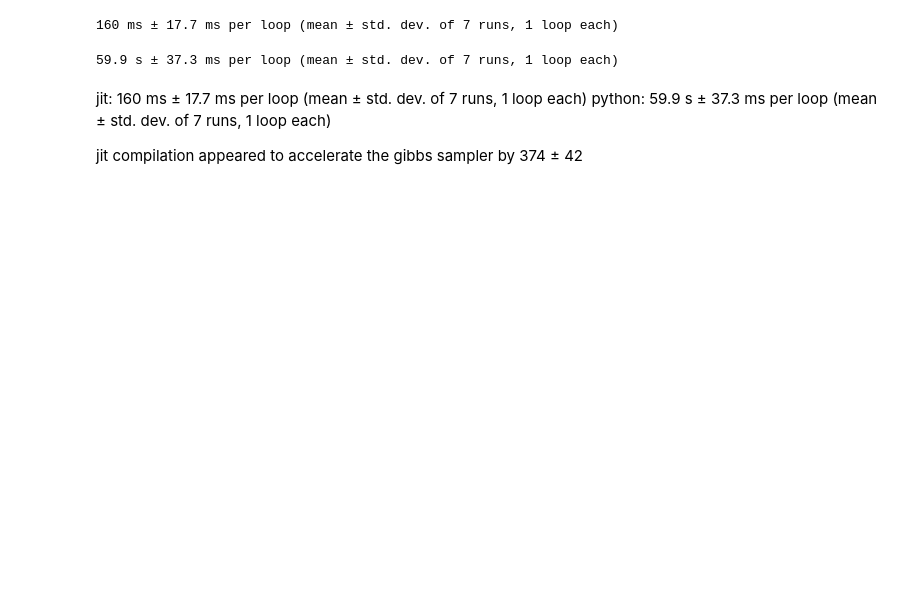
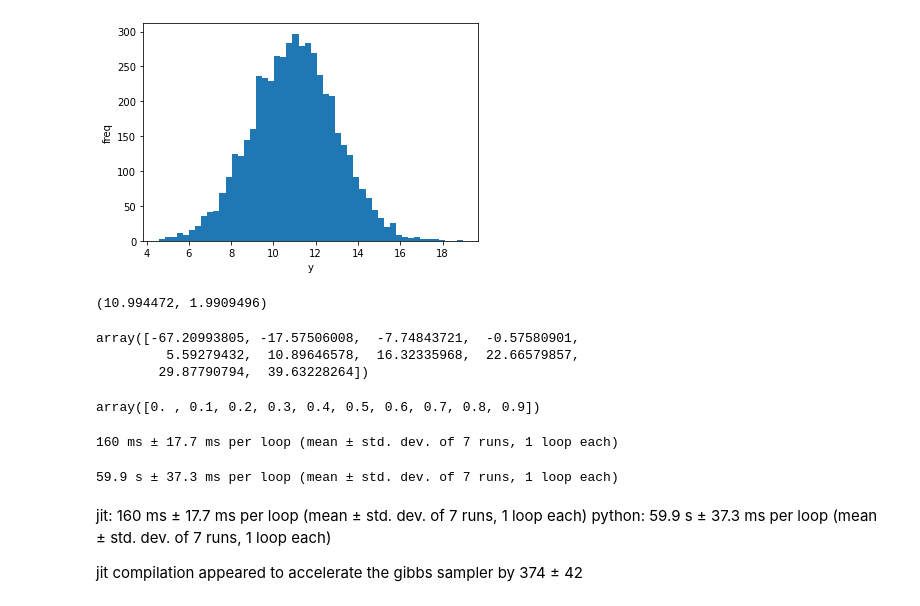
Before and after one commit to ajipalar/pynet, a Jupyter notebook: examples/functional_gibbs.ipynb, the cells around one changed output. Drawn from its saved outputs; the diff is of its cells as text; code cells hidden in the pictures; blank space fills up the shorter version.

```diff
--- a/examples/functional_gibbs.ipynb
+++ b/examples/functional_gibbs.ipynb
@@ -82,0 +103,4 @@ plot.marginal(samples[:, 1])
+# %%
+plot.marginal(y, xlabel='y')
+# %% [output]
+[figure, added]
@@ -83,3 +109,17 @@ plot.marginal(samples[:, 1])
+# %%
+np.median(y), np.std(y)
+# %% [output]
+(10.994472, 1.9909496)
+# %%
+np.quantile(x, np.arange(0, 1, 0.1))
+# %% [output]
+array([-67.20993805, -17.57506008,  -7.74843721,  -0.57580901,
+         5.59279432,  10.89646578,  16.32335968,  22.66579857,
+        29.87790794,  39.63228264])
+# %%
+np.arange(0, 1, 0.1)
+# %% [output]
+array([0. , 0.1, 0.2, 0.3, 0.4, 0.5, 0.6, 0.7, 0.8, 0.9])
 # %%
 k1 = jax.random.PRNGKey(23)
 k2 = jax.random.PRNGKey(23)
```
Also changed, not shown: parts of 28 cells of this notebook.
